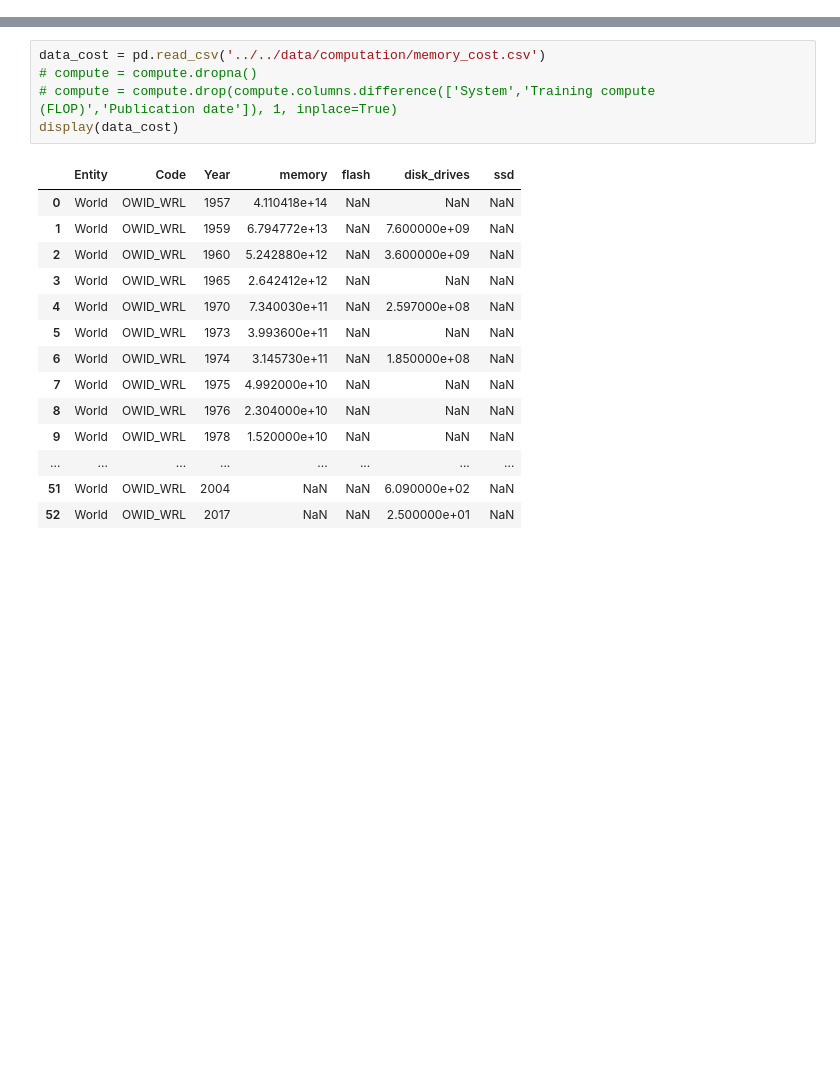
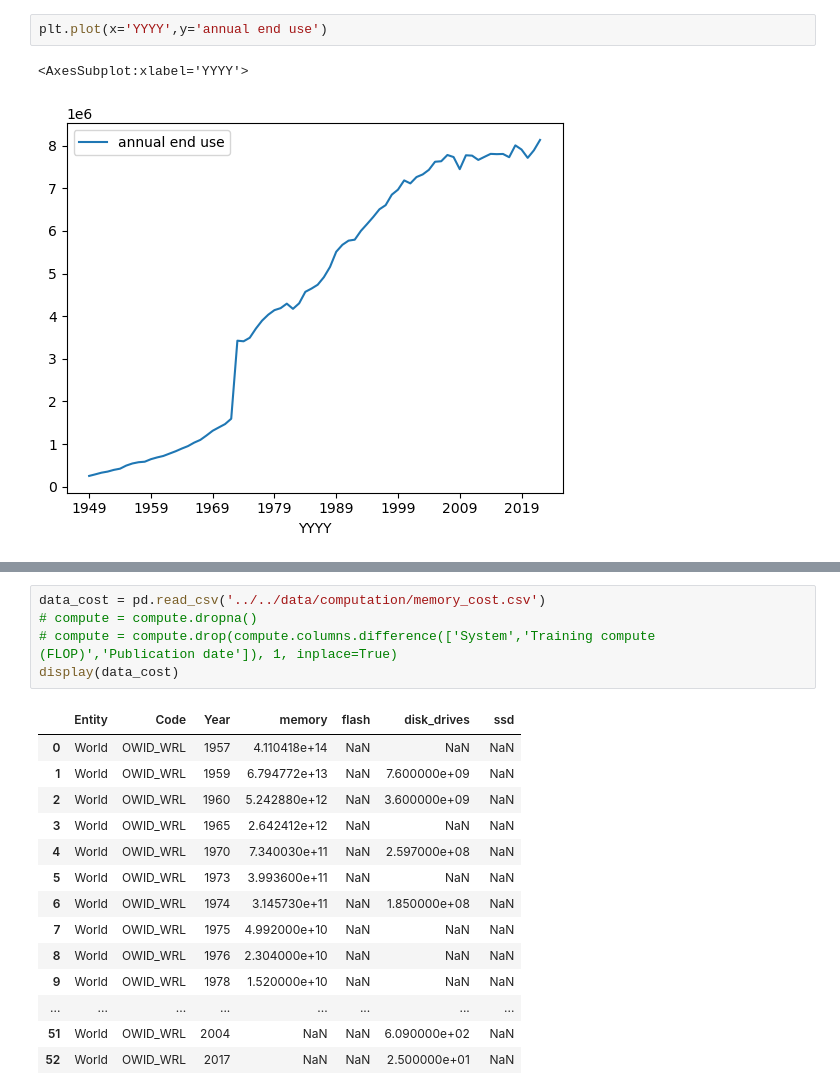
Before and after one commit to rreece15/Collaborative-Networks-In-Machine-Learning, a Jupyter notebook: Riherd_Chiu_project_code/parsing/historic_parse.ipynb, the cells around one changed output, grey strips where cells are left out. Drawn from its saved outputs; the diff is of its cells as text; blank space fills up the shorter version.

Commit message:
makin graphs

```diff
--- a/Riherd_Chiu_project_code/parsing/historic_parse.ipynb
+++ b/Riherd_Chiu_project_code/parsing/historic_parse.ipynb
@@ -31,3 +34,8 @@ display(electricity)
+# %%
+plt.plot(x='YYYY',y='annual end use')
+# %% [output]
+<AxesSubplot:xlabel='YYYY'>
+[figure, added]
 # %%
 compute = pd.read_csv('../../data/computation/systems_compute.csv')
 compute = compute[['System','Training compute (FLOP)','Publication date']]
```
Also changed, not shown: parts of 5 cells of this notebook.
